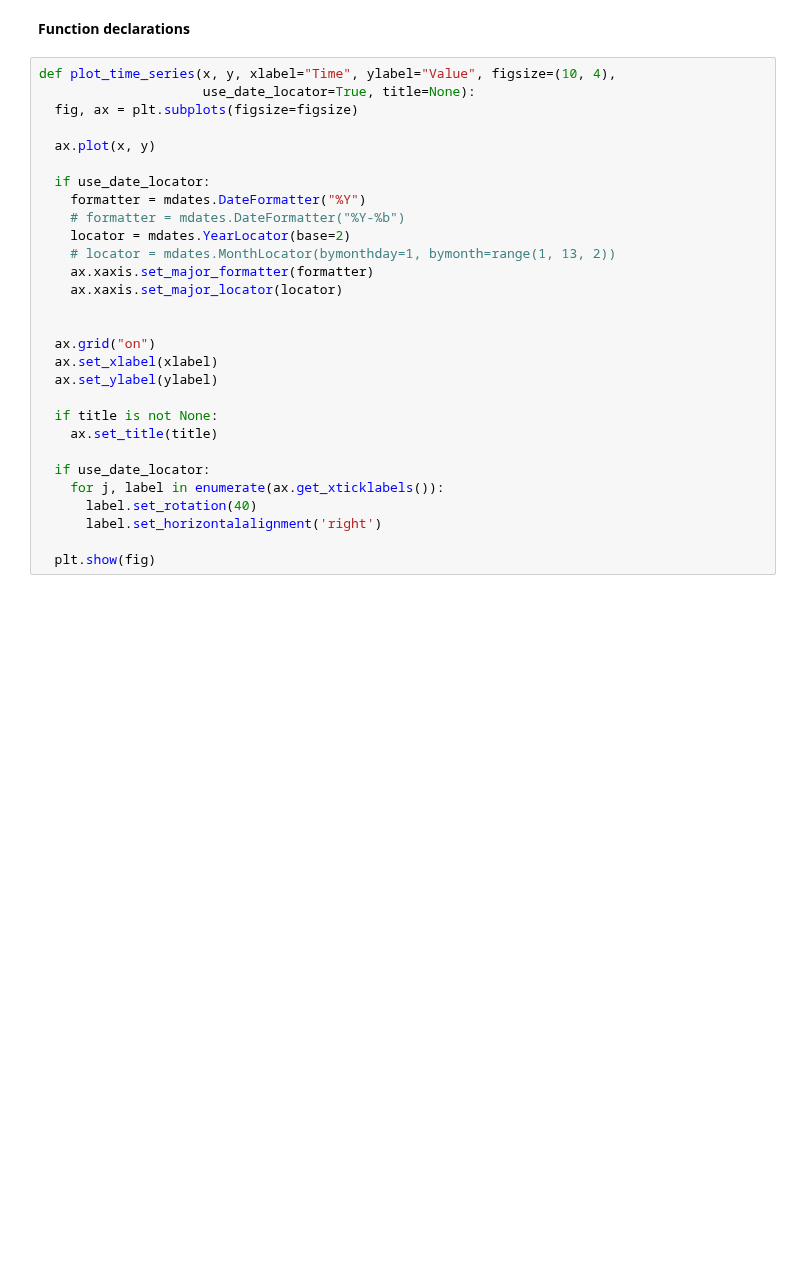
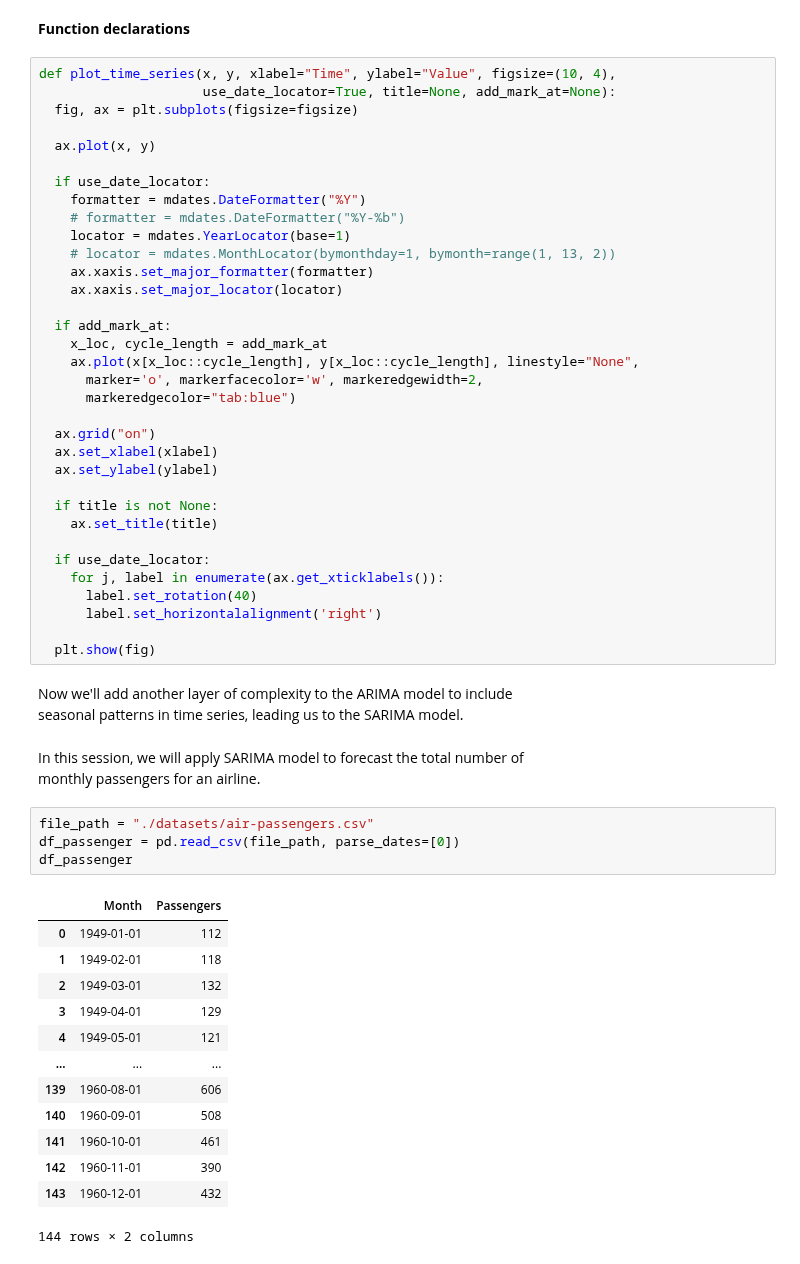
Before and after one commit to LugoBlogger/SI-201-542-forecasting-technique, a Jupyter notebook: week-09.ipynb, the cells around one changed output. Drawn from its saved outputs; the diff is of its cells as text; blank space fills up the shorter version.

Commit message:
partially week-09, sarima

```diff
--- a/week-09.ipynb
+++ b/week-09.ipynb
@@ -29,7 +30,7 @@ plt.rcParams.update({
 **Function declarations**
 # %%
 def plot_time_series(x, y, xlabel="Time", ylabel="Value", figsize=(10, 4),
-                     use_date_locator=True, title=None):
+                     use_date_locator=True, title=None, add_mark_at=None):
   fig, ax = plt.subplots(figsize=figsize)
 
   ax.plot(x, y)
@@ -37,11 +38,16 @@ def plot_time_series(x, y, xlabel="Time", ylabel="Value", figsize=(10, 4),
   if use_date_locator:
     formatter = mdates.DateFormatter("%Y")
     # formatter = mdates.DateFormatter("%Y-%b")
-    locator = mdates.YearLocator(base=2)
+    locator = mdates.YearLocator(base=1)
     # locator = mdates.MonthLocator(bymonthday=1, bymonth=range(1, 13, 2))
     ax.xaxis.set_major_formatter(formatter)
     ax.xaxis.set_major_locator(locator)
 
+  if add_mark_at:
+    x_loc, cycle_length = add_mark_at
+    ax.plot(x[x_loc::cycle_length], y[x_loc::cycle_length], linestyle="None",
+      marker='o', markerfacecolor='w', markeredgewidth=2,
+      markeredgecolor="tab:blue")
 
   ax.grid("on")
   ax.set_xlabel(xlabel)
@@ -56,3 +62,27 @@ def plot_time_series(x, y, xlabel="Time", ylabel="Value", figsize=(10, 4),
       label.set_horizontalalignment('right')
 
   plt.show(fig)
+# %% [markdown]
+Now we'll add another layer of complexity to the ARIMA model to include
+seasonal patterns in time series, leading us to the SARIMA model.
+# %% [markdown]
+In this session, we will apply SARIMA model to forecast the total number of
+monthly passengers for an airline.
+# %%
+file_path = "./datasets/air-passengers.csv"
+df_passenger = pd.read_csv(file_path, parse_dates=[0])
+df_passenger
+# %% [output]
+|  | Month | Passengers |
+| 0 | 1949-01-01 | 112 |
+| 1 | 1949-02-01 | 118 |
+| 2 | 1949-03-01 | 132 |
+| 3 | 1949-04-01 | 129 |
+| 4 | 1949-05-01 | 121 |
+| ... | ... | ... |
+| 139 | 1960-08-01 | 606 |
+| 140 | 1960-09-01 | 508 |
+| 141 | 1960-10-01 | 461 |
+| 142 | 1960-11-01 | 390 |
+| 143 | 1960-12-01 | 432 |
+144 rows × 2 columns
```
Also changed, not shown: parts of 39 cells of this notebook, 3 other files.
